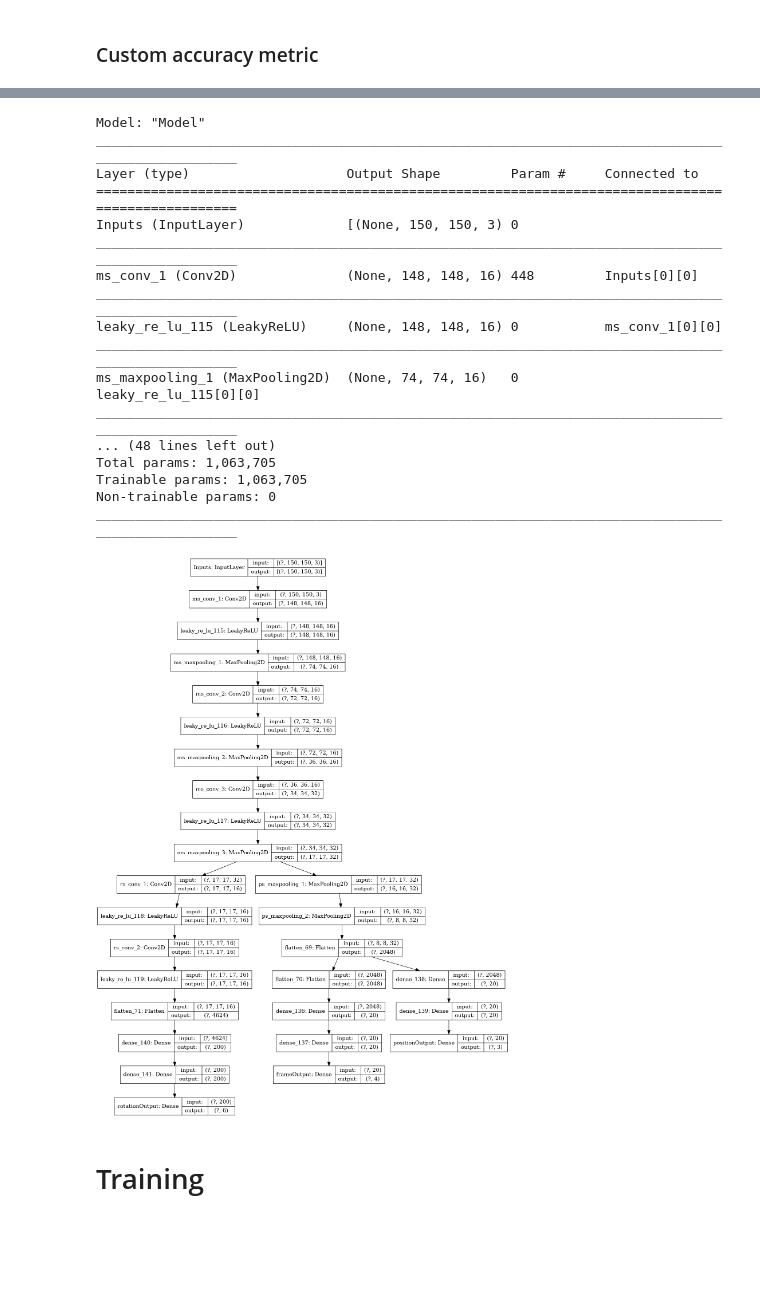
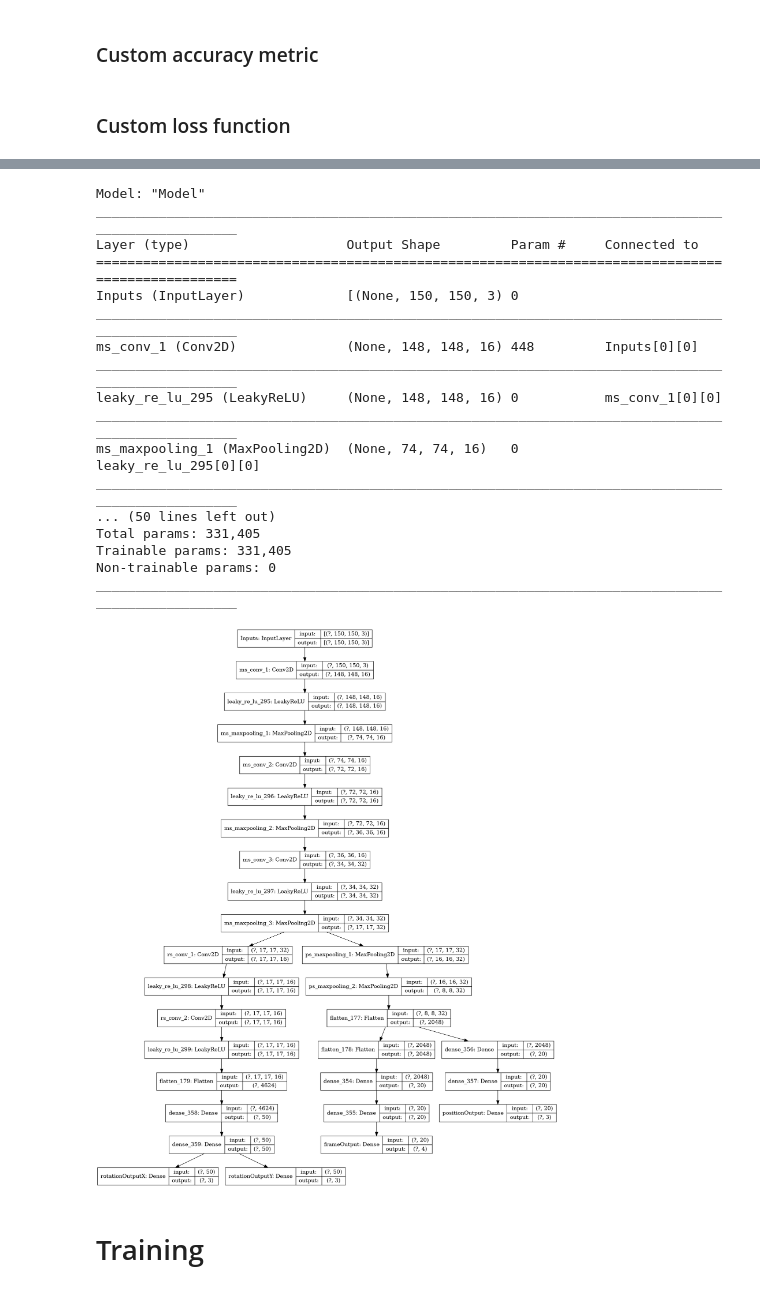
Before and after one commit to mateuszbugaj/Position_and_rotation_CNN, a Jupyter notebook: position_rotation_rgb.ipynb, the cells around one changed output, grey strips where cells are left out. Saved outputs shown, nothing was run; the diff lists cells and outputs as text; code cells hidden in the pictures; blank space fills up the shorter version.

Commit message:
custom loss and custom metric started

```diff
--- a/position_rotation_rgb.ipynb
+++ b/position_rotation_rgb.ipynb
@@ -21,7 +21,7 @@ from tensorflow.keras.layers import Dense, Dropout, Activation, Flatten, Conv2D,
 # %% [markdown]
 # Preparing data
 # %%
-DATADIR = "dataset_generator/images/pos_and_rot_5/"
+DATADIR = "dataset_generator/images/pos_and_rot_7/"
 JSON_file_name = "data.txt"
 IMAGES = 2_000
 OG_IMG_SIZE = 800
@@ -53,7 +53,9 @@ for img in os.listdir(DATADIR):
                                  'bxx': label['bxx'],
                                  'ry': label['ry'],
                                  'gy': label['gy'],
-                                 'byy': label['byy']}
+                                 'byy': label['byy'],
+                                'rotX': label['rotX'],
+                                'rotY': label['rotY']}
 
                 xy = [img_array, choosen_label]
                 dataset.append(xy)
@@ -100,7 +102,9 @@ for i in shuffled_indices:
                 dataset[i][1]['bxx'],
                 dataset[i][1]['ry'],
                 dataset[i][1]['gy'],
-                dataset[i][1]['byy']]
+                dataset[i][1]['byy'],
+               dataset[i][1]['rotX'],
+               dataset[i][1]['rotY']]
 
     y.append(y_labels)
 
@@ -175,0 +176,9 @@ def acc15(y_true, y_pred):
+# %%
+def rotation_error(y_true, y_pred):
+    angleX_true = [RGBToAngle(i[:3]) for i in y_true]
+    angleX_pred = [RGBToAngle(i[:3]) for i in y_pred]
+
+    rot_error = [int(abs((angleX_true[i]-angleX_pred[i]))) for i in range(len(y_true))]
+    return rot_error
+# %% [markdown]
+### Custom loss function
@@ -265,46 +292,53 @@ roationStream = Conv2D(name = "rs_conv_2",
 roationStream = LeakyReLU()(roationStream)
 
 roationStream = Flatten()(roationStream)
-roationStream = Dense(200, activation = "relu")(roationStream)
-roationStream = Dense(200, activation = "relu")(roationStream)
-roationStream = Dense(6, name = "rotationOutput")(roationStream)
+roationStream = Dense(50, activation = "relu")(roationStream)
+roationStream = Dense(50, activation = "relu")(roationStream)
+roationStreamX = Dense(3, name = "rotationOutputX")(roationStream)
+roationStreamY = Dense(3, name = "rotationOutputY")(roationStream)
 
 
-model = keras.Model(inputs, [positionStream, roationStream, frameStream], name = "Model")
+model = keras.Model(inputs, [positionStream, roationStreamX, roationStreamY, frameStream], name = "Model")
 
 model_optimizer = tf.keras.optimizers.Adam(
     learning_rate=0.001,
     beta_1=0.9,
     amsgrad=False)
 
 model_loss = tf.keras.losses.MeanSquaredError()
 
 rotation_loss = tf.keras.losses.MeanSquaredError()
 
 model.compile(optimizer = model_optimizer,
-             loss = {"frameOutput": model_loss,"positionOutput": model_loss,"rotationOutput": model_loss})
+             loss = {"frameOutput": model_loss,
+                     "positionOutput": model_loss,
+                     "rotationOutputX": model_loss,
+                     "rotationOutputY": model_loss},
+
+             metrics = {"rotationOutputX": rotation_error},
+             run_eagerly=True)
 
 model.summary()
 keras.utils.plot_model(model, "model.png", show_shapes=True)
 # %% [output]
 Model: "Model"
 __________________________________________________________________________________________________
 Layer (type)                    Output Shape         Param #     Connected to
 ==================================================================================================
 Inputs (InputLayer)             [(None, 150, 150, 3) 0
 __________________________________________________________________________________________________
 ms_conv_1 (Conv2D)              (None, 148, 148, 16) 448         Inputs[0][0]
 __________________________________________________________________________________________________
-leaky_re_lu_115 (LeakyReLU)     (None, 148, 148, 16) 0           ms_conv_1[0][0]
+leaky_re_lu_295 (LeakyReLU)     (None, 148, 148, 16) 0           ms_conv_1[0][0]
 __________________________________________________________________________________________________
-ms_maxpooling_1 (MaxPooling2D)  (None, 74, 74, 16)   0           leaky_re_lu_115[0][0]
+ms_maxpooling_1 (MaxPooling2D)  (None, 74, 74, 16)   0           leaky_re_lu_295[0][0]
 __________________________________________________________________________________________________
-... (48 lines left out)
-Total params: 1,063,705
-Trainable params: 1,063,705
+... (50 lines left out)
+Total params: 331,405
+Trainable params: 331,405
 Non-trainable params: 0
 __________________________________________________________________________________________________
-[figure, old version]
+[figure, new version]
 # %% [markdown]
 # Training
 # %%
```
Also changed, not shown: parts of 11 cells of this notebook, 8 other files.
